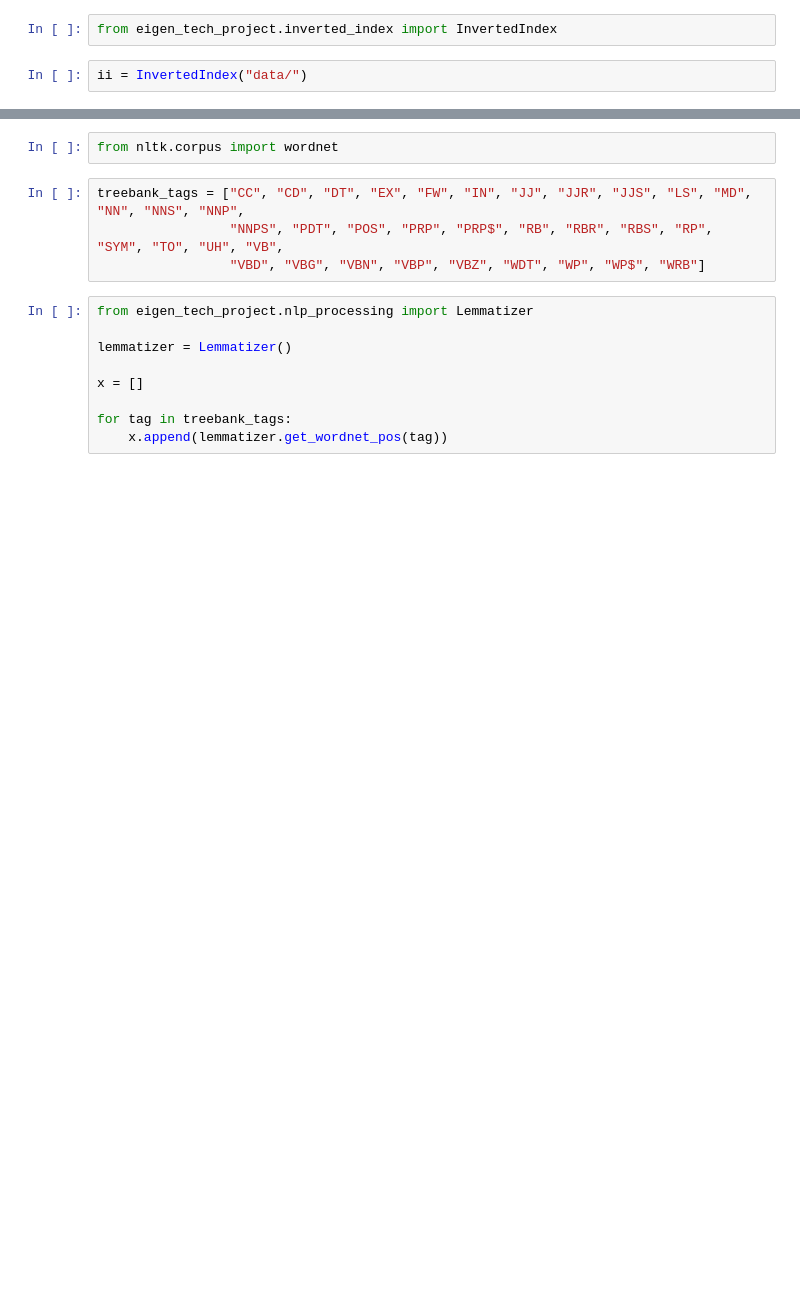
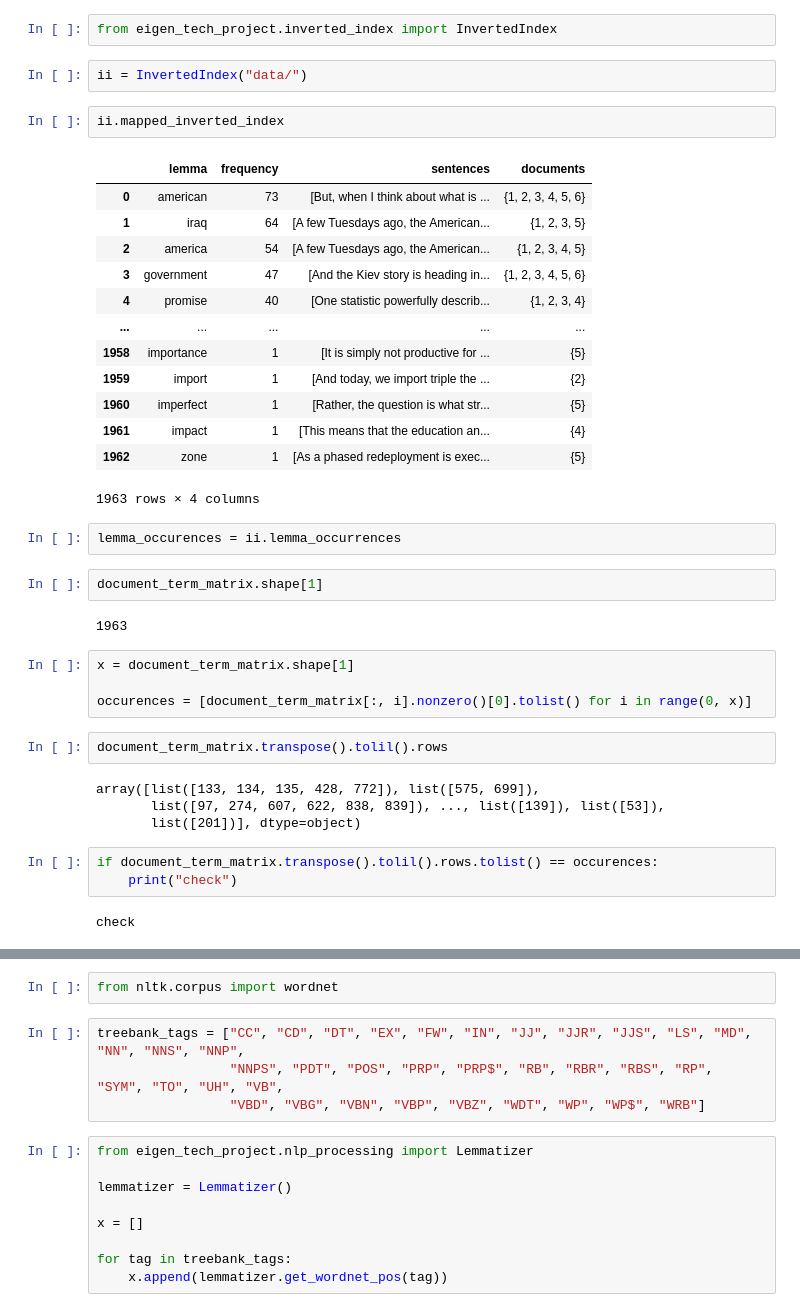
Before and after one commit to jgeysen/eigen_tech_project, a Jupyter notebook: Untitled1.ipynb, the cells around one changed output, grey strips where cells are left out. Saved outputs shown, nothing was run; the diff lists cells and outputs as text; blank space fills up the shorter version.

```diff
--- a/Untitled1.ipynb
+++ b/Untitled1.ipynb
@@ -2,3 +2,40 @@
 from eigen_tech_project.inverted_index import InvertedIndex
 # %%
 ii = InvertedIndex("data/")
+# %%
+ii.mapped_inverted_index
+# %% [output]
+|  | lemma | frequency | sentences | documents |
+| 0 | american | 73 | [But, when I think about what is ... | {1, 2, 3, 4, 5, 6} |
+| 1 | iraq | 64 | [A few Tuesdays ago, the American... | {1, 2, 3, 5} |
+| 2 | america | 54 | [A few Tuesdays ago, the American... | {1, 2, 3, 4, 5} |
+| 3 | government | 47 | [And the Kiev story is heading in... | {1, 2, 3, 4, 5, 6} |
+| 4 | promise | 40 | [One statistic powerfully describ... | {1, 2, 3, 4} |
+| ... | ... | ... | ... | ... |
+| 1958 | importance | 1 | [It is simply not productive for ... | {5} |
+| 1959 | import | 1 | [And today, we import triple the ... | {2} |
+| 1960 | imperfect | 1 | [Rather, the question is what str... | {5} |
+| 1961 | impact | 1 | [This means that the education an... | {4} |
+| 1962 | zone | 1 | [As a phased redeployment is exec... | {5} |
+1963 rows × 4 columns
+# %%
+lemma_occurences = ii.lemma_occurrences
+# %%
+document_term_matrix.shape[1]
+# %% [output]
+1963
+# %%
+x = document_term_matrix.shape[1]
+
+occurences = [document_term_matrix[:, i].nonzero()[0].tolist() for i in range(0, x)]
+# %%
+document_term_matrix.transpose().tolil().rows
+# %% [output]
+array([list([133, 134, 135, 428, 772]), list([575, 699]),
+       list([97, 274, 607, 622, 838, 839]), ..., list([139]), list([53]),
+       list([201])], dtype=object)
+# %%
+if document_term_matrix.transpose().tolil().rows.tolist() == occurences:
+    print("check")
+# %% [output]
+check
```
Also changed, not shown: parts of 8 cells of this notebook, 3 other files.
